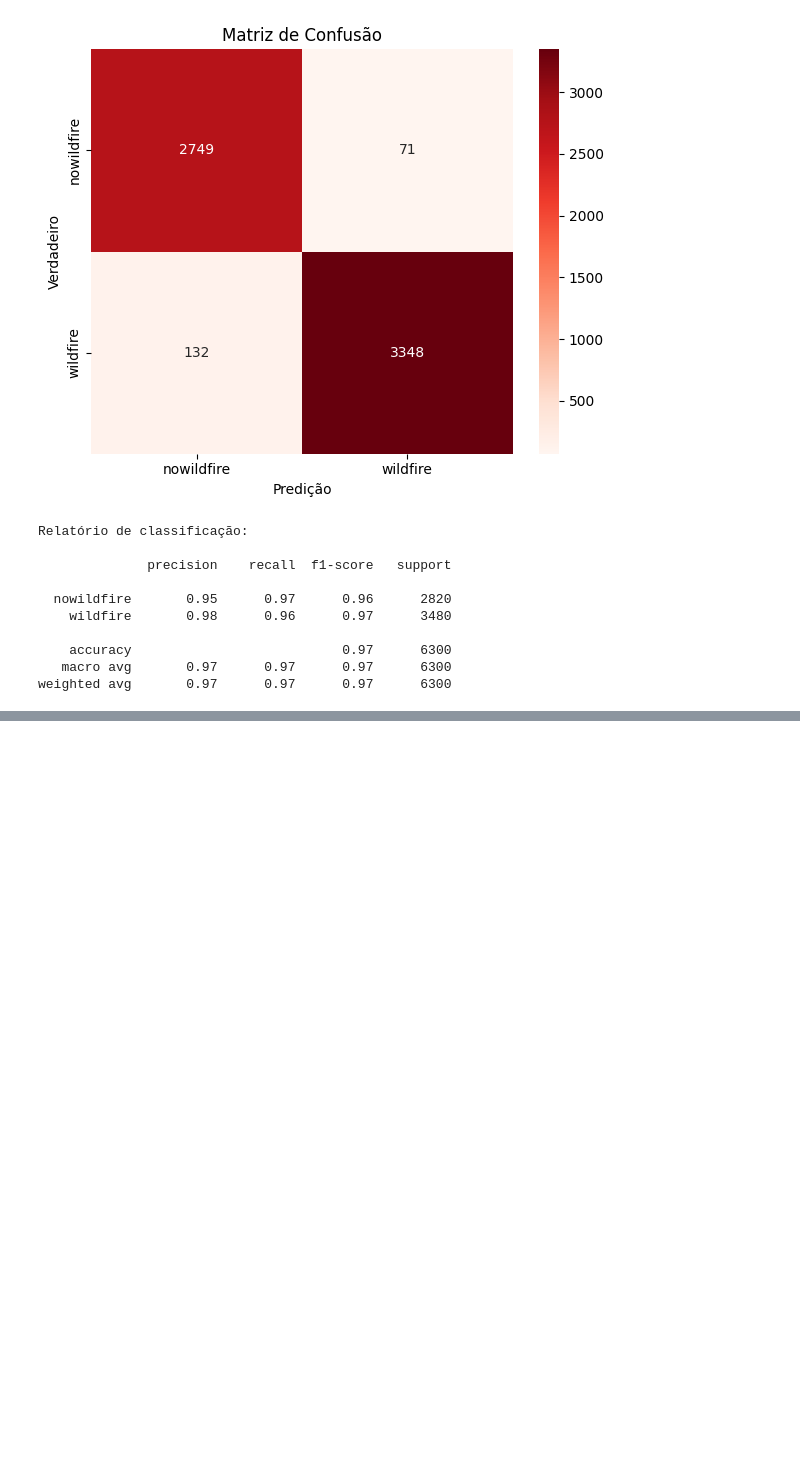
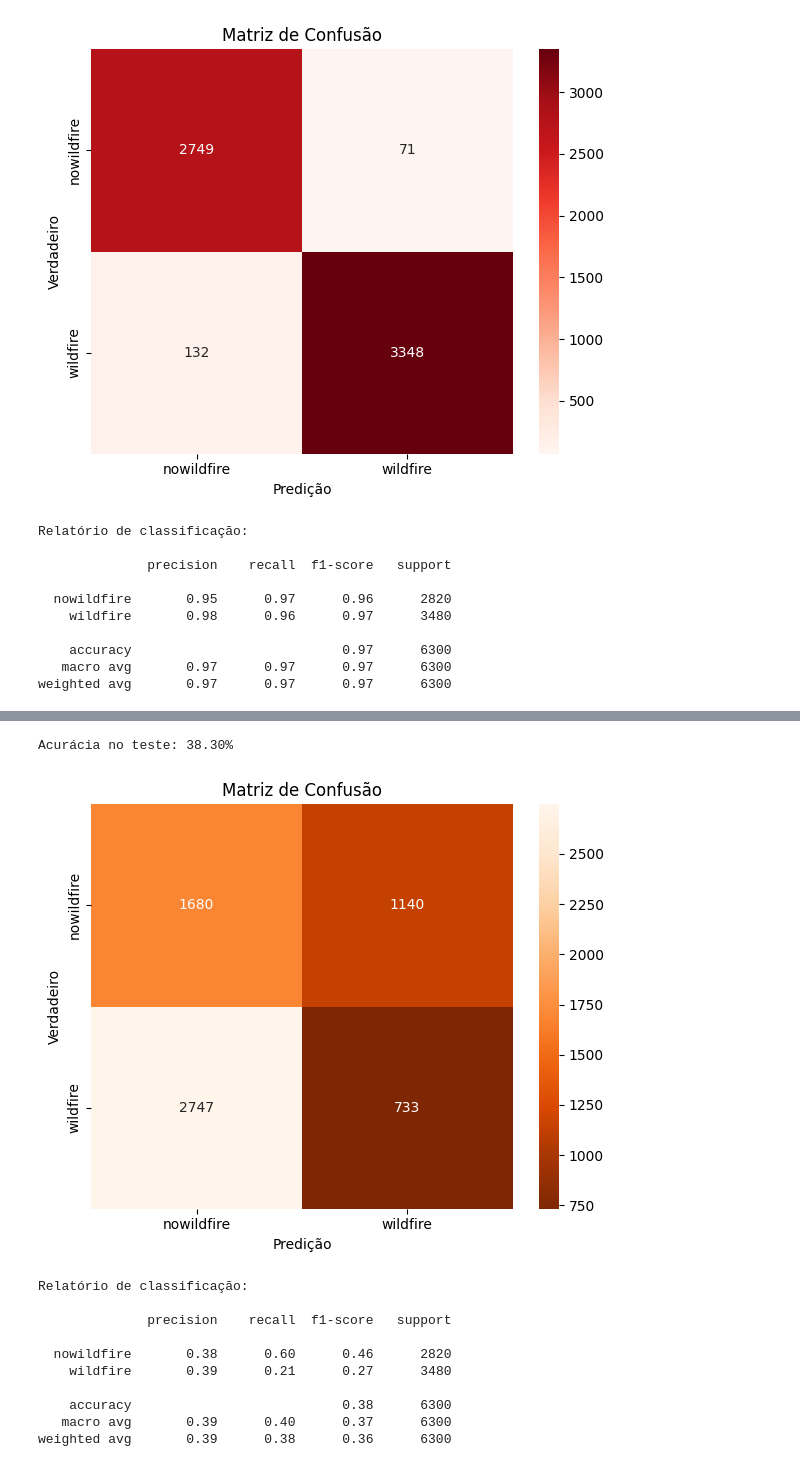
Before and after one commit to mariahelenass/Computer-Vision, a Jupyter notebook: projeto.ipynb, the cells around one changed output, grey strips where cells are left out. Drawn from its saved outputs; the diff is of its cells as text; code cells hidden in the pictures; blank space fills up the shorter version.

```diff
--- a/projeto.ipynb
+++ b/projeto.ipynb
@@ -167,0 +297,2 @@ weighted avg       0.97      0.97      0.97      6300
+# %%
+model_img = resnet18(pretrained=True)
@@ -167,0 +366,55 @@ weighted avg       0.97      0.97      0.97      6300
+# %%
+acertos, total = 0, 0
+with torch.no_grad():
+    for images, rotulos in test_loader:
+        images, rotulos = images.to(device), rotulos.to(device)
+        preds = model_img(images).argmax(1)
+        acertos += (preds == rotulos).sum().item()
+        total += rotulos.size(0)
+print(f"Acurácia no teste: {100 * acertos / total:.2f}%")
+# %% [output]
+Acurácia no teste: 38.30%
+# %%
+model_img.eval()
+
+predicoes = []
+rotulos = []
+
+with torch.no_grad():
+    for images, labels in test_loader:
+        images = images.to(device)
+        outputs = model_img(images)
+        _, preds = torch.max(outputs, 1)
+        predicoes.extend(preds.cpu().numpy())
+        rotulos.extend(labels.cpu().numpy())
+
+predicoes = np.array(predicoes)
+rotulos = np.array(rotulos)
+
+class_labels = test_loader.dataset.classes
+
+cm3 = confusion_matrix(rotulos, predicoes)
+# %%
+plt.figure(figsize=(6, 5))
+sns.heatmap(cm3, annot=True, fmt='d', cmap='Oranges_r',
+            xticklabels=class_labels, yticklabels=class_labels)
+plt.xlabel('Predição')
+plt.ylabel('Verdadeiro')
+plt.title('Matriz de Confusão')
+plt.tight_layout()
+plt.show()
+
+print("Relatório de classificação:\n")
+print(classification_report(rotulos, predicoes, target_names=class_labels))
+# %% [output]
+[figure, added]
+Relatório de classificação:
+
+              precision    recall  f1-score   support
+
+  nowildfire       0.38      0.60      0.46      2820
+    wildfire       0.39      0.21      0.27      3480
+
+    accuracy                           0.38      6300
+   macro avg       0.39      0.40      0.37      6300
+weighted avg       0.39      0.38      0.36      6300
```
Also changed, not shown: parts of 17 cells of this notebook, 1 other file.
